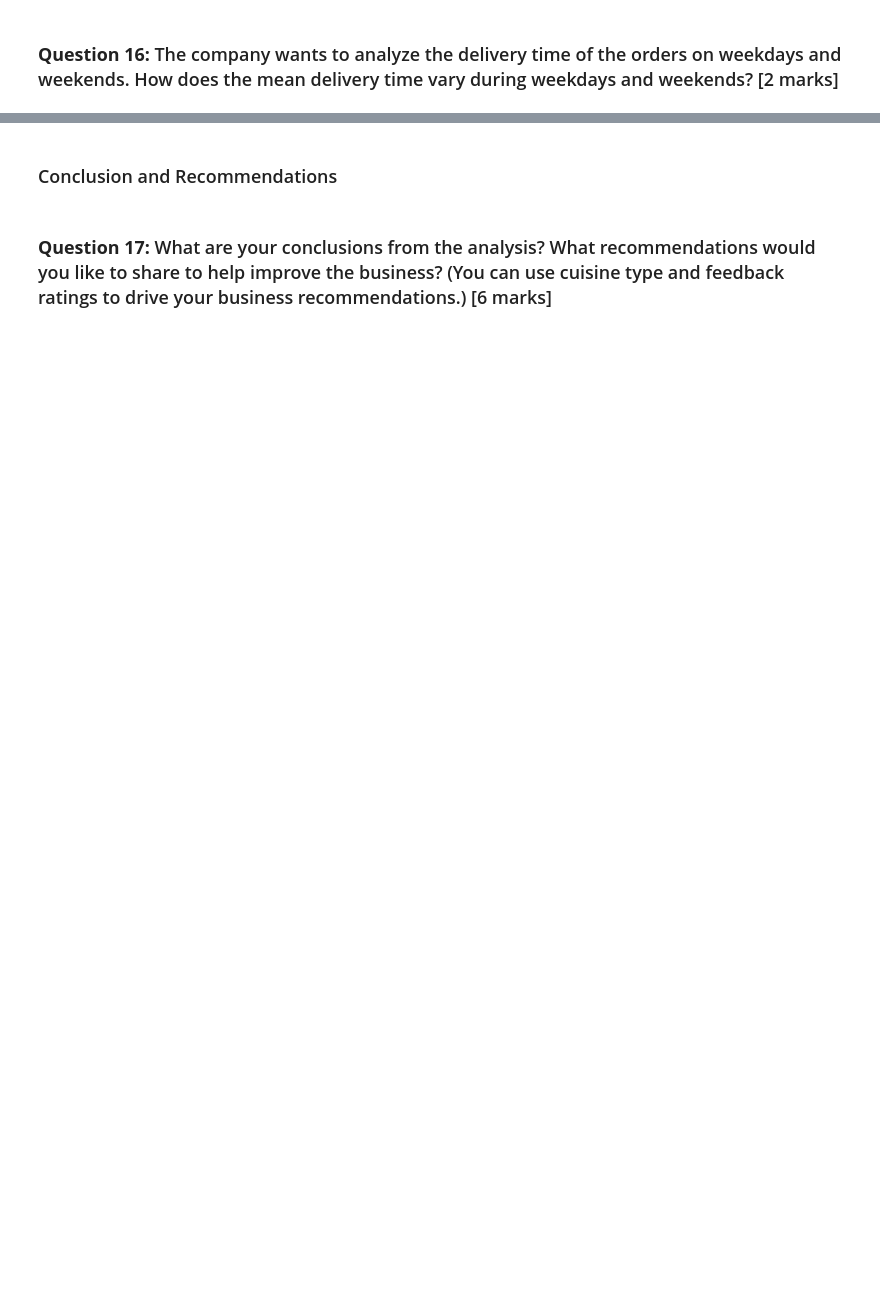
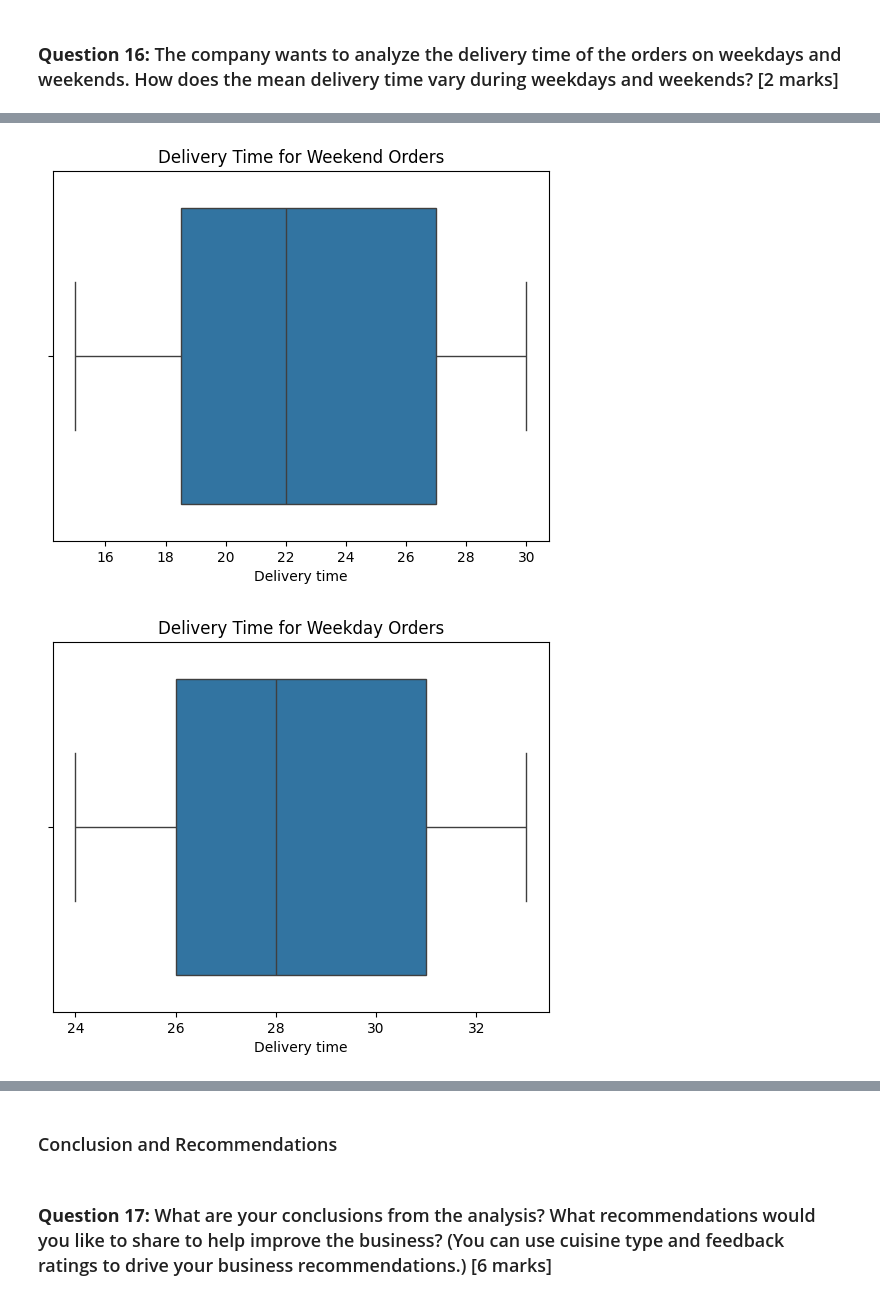
Before and after one commit to elijahcw/MIT_Data_Science_Course, a Jupyter notebook: Exercises/FDS_Project_LearnerNotebook_FullCode.ipynb, the cells around one changed output, grey strips where cells are left out. Drawn from its saved outputs; the diff is of its cells as text; code cells hidden in the pictures; blank space fills up the shorter version.

```diff
--- a/Exercises/FDS_Project_LearnerNotebook_FullCode.ipynb
+++ b/Exercises/FDS_Project_LearnerNotebook_FullCode.ipynb
@@ -454,0 +479,14 @@ The Meatball Shop            4.511905
+# %%
+# Write the code here
+# Use another Lambda to calculate the total time for all rows in the dataset
+def calculate_total_time(time_to_prepare: int, time_to_deliver:int) -> int:
+    return time_to_prepare + time_to_deliver
+data['total_time'] = data.apply(lambda x: calculate_total_time(x['food_preparation_time'], x['delivery_time']), axis=1)
+
+# Calculate what percentage of orders has total_time greater than 60mins
+# Count number of rows with time greater than 60mins
+number_of_60_mins_or_more = data[data['total_time'] > 60].shape[0]
+total_orders = data.shape[0]
+percentage = number_of_60_mins_or_more/total_orders * 100
+
+print(f'Percentage of orders with total_time greater than 60mins: {percentage:.2f}%')
@@ -460,0 +500,7 @@ The Meatball Shop            4.511905
+# %%
+# Write the code here
+weekend_orders = data[data['day_of_the_week'] == "Weekend"]
+print(weekend_orders.describe())
+
+# Give some space for the next calculations
+print("-------------------------------------------------------------------------")
@@ -460,0 +528,3 @@ The Meatball Shop            4.511905
+# %%
+weekday_orders = data[data['day_of_the_week'] == "Weekday"]
+print(weekday_orders.describe())
@@ -460,0 +551,15 @@ The Meatball Shop            4.511905
+# %%
+# Plot Weekend Orders
+sns.boxplot(x="delivery_time", data=weekend_orders)
+plt.xlabel('Delivery time')
+plt.title('Delivery Time for Weekend Orders')
+plt.show()
+
+# Now Show the Same Data for WeekDay orders
+sns.boxplot(x="delivery_time", data=weekday_orders)
+plt.xlabel('Delivery time')
+plt.title('Delivery Time for Weekday Orders')
+plt.show()
+# %% [output]
+[figure, added]
+[figure, added]
```
Also changed, not shown: parts of 19 cells of this notebook, 2 other files.
